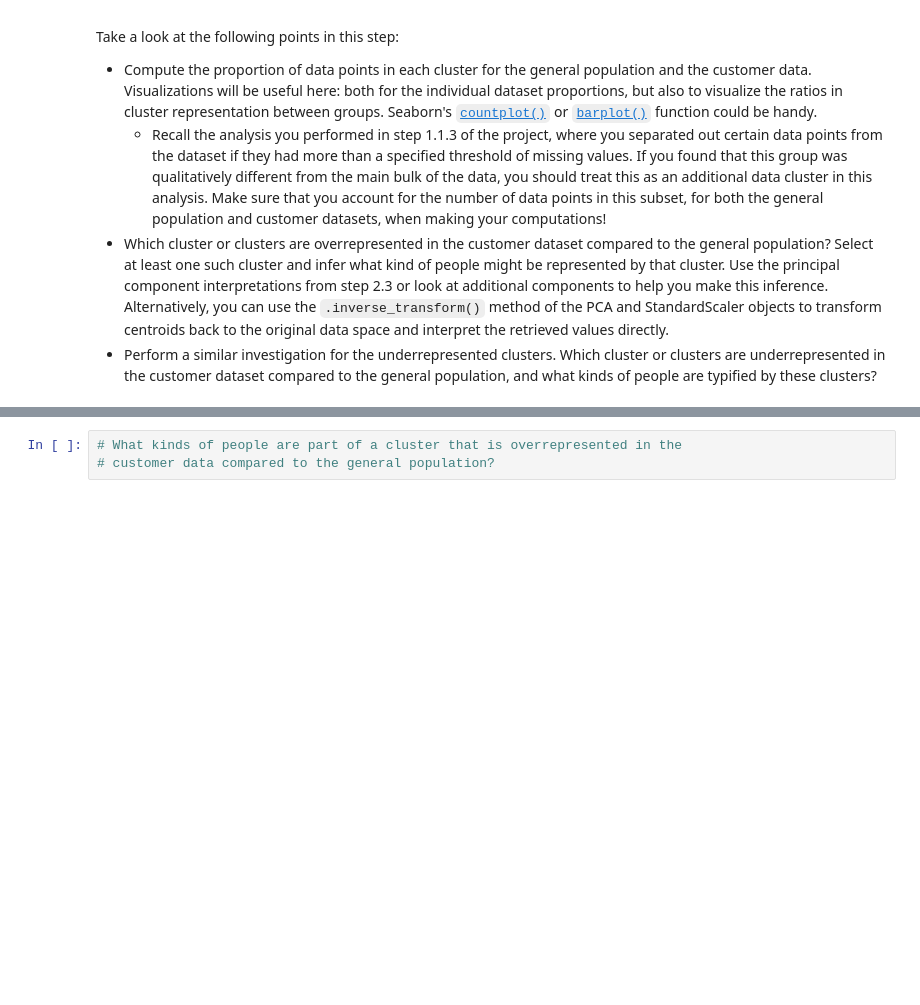
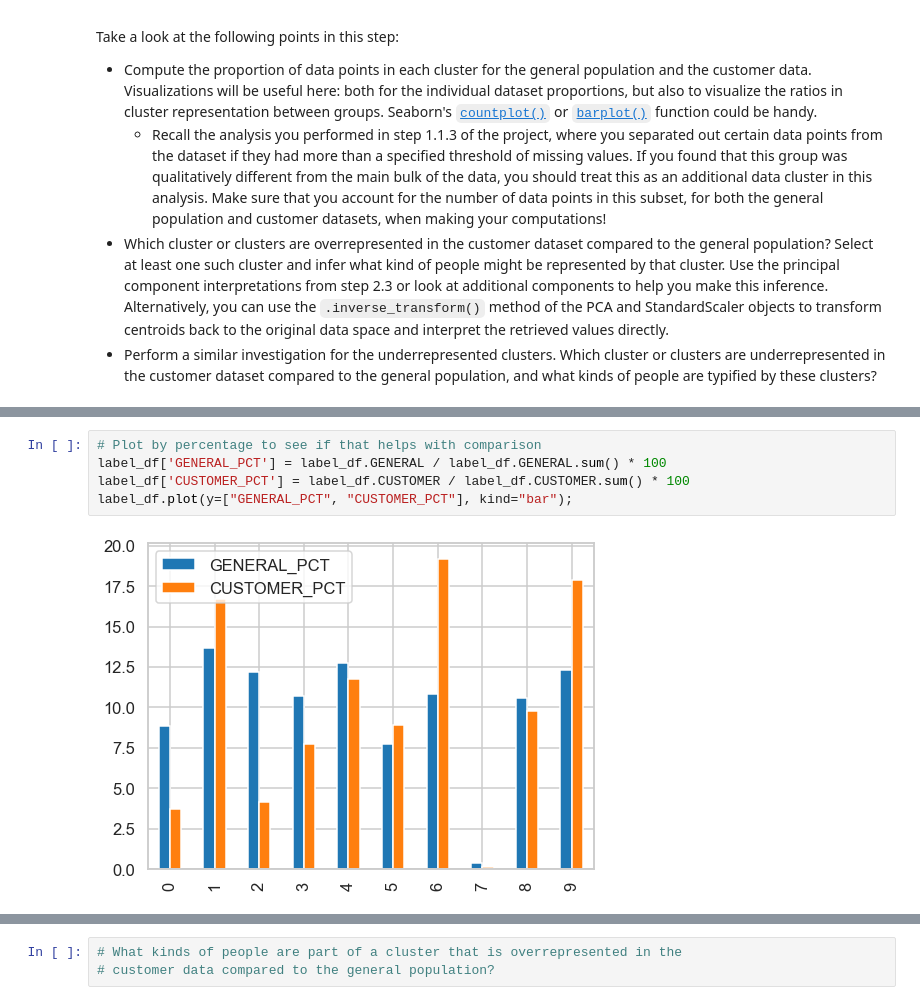
Before and after one commit to tom-itl/Machine_Learning, a Jupyter notebook: Identify_Customer_Segments.ipynb, the cells around one changed output, grey strips where cells are left out. Drawn from its saved outputs; the diff is of its cells as text; blank space fills up the shorter version.

```diff
--- a/Identify_Customer_Segments.ipynb
+++ b/Identify_Customer_Segments.ipynb
@@ -1313,0 +1515,7 @@ Take a look at the following points in this step:
+# %%
+# Plot by percentage to see if that helps with comparison
+label_df['GENERAL_PCT'] = label_df.GENERAL / label_df.GENERAL.sum() * 100
+label_df['CUSTOMER_PCT'] = label_df.CUSTOMER / label_df.CUSTOMER.sum() * 100
+label_df.plot(y=["GENERAL_PCT", "CUSTOMER_PCT"], kind="bar");
+# %% [output]
+[figure, added]
```
Also changed, not shown: parts of 41 cells of this notebook.
